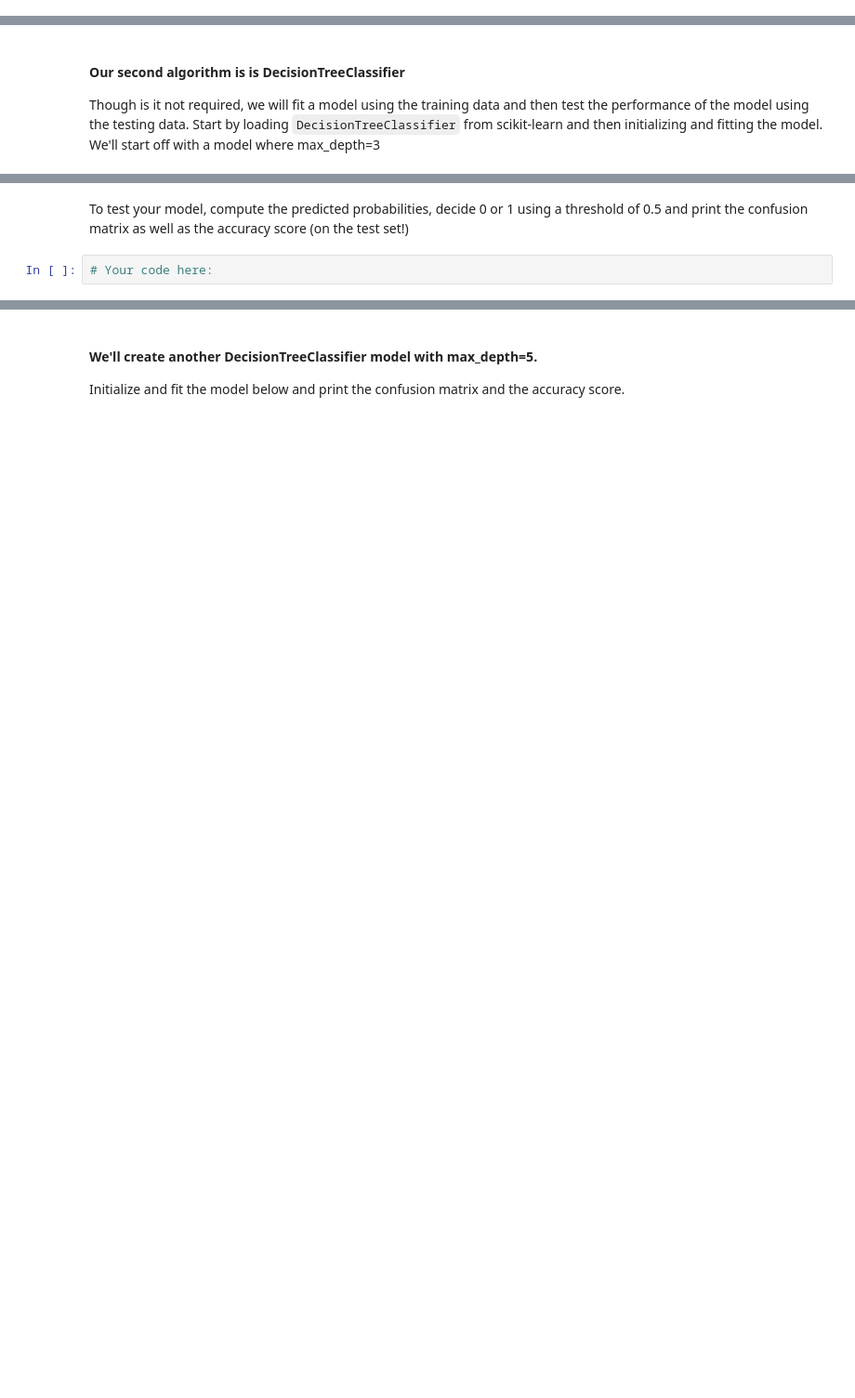
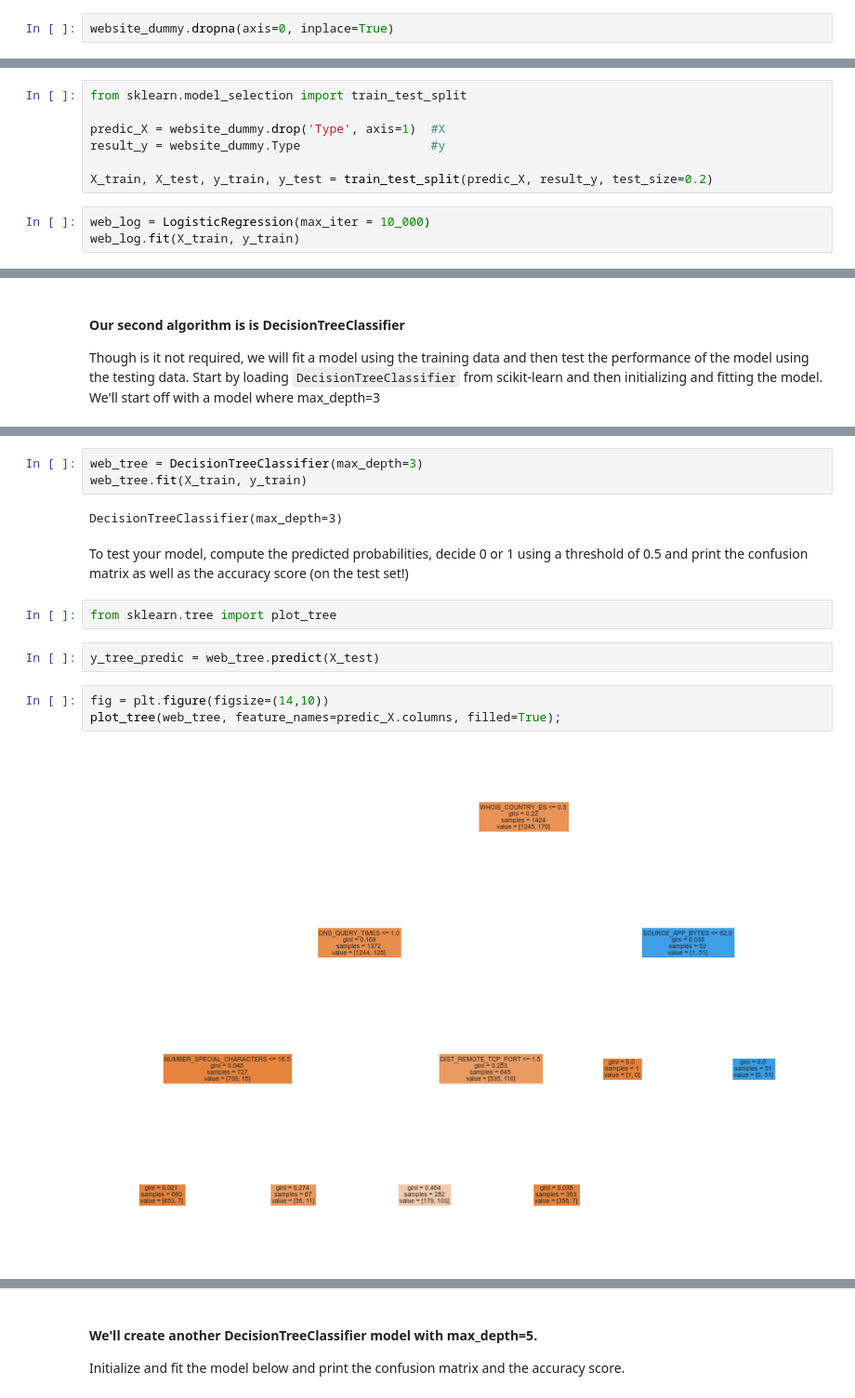
Before and after one commit to PaolaKarina/lab-supervised-learning, a Jupyter notebook: your-code/main.ipynb, the cells around one changed output, grey strips where cells are left out. Shown: that part at 93% size. Saved outputs shown, nothing was run; the diff lists cells and outputs as text; blank space fills up the shorter version.

```diff
--- a/your-code/main.ipynb
+++ b/your-code/main.ipynb
@@ -582,0 +639,2 @@ Next, fit the model to our training data. We have already separated our data int
+# %%
+website_dummy.dropna(axis=0, inplace=True)
@@ -582,0 +655,10 @@ Next, fit the model to our training data. We have already separated our data int
+# %%
+from sklearn.model_selection import train_test_split
+
+predic_X = website_dummy.drop('Type', axis=1)  #X
+result_y = website_dummy.Type                  #y
+
+X_train, X_test, y_train, y_test = train_test_split(predic_X, result_y, test_size=0.2)
+# %%
+web_log = LogisticRegression(max_iter = 10_000)
+web_log.fit(X_train, y_train)
@@ -597,4 +702,16 @@ Though is it not required, we will fit a model using the training data and then
+# %%
+web_tree = DecisionTreeClassifier(max_depth=3)
+web_tree.fit(X_train, y_train)
+# %% [output]
+DecisionTreeClassifier(max_depth=3)
 # %% [markdown]
 To test your model, compute the predicted probabilities, decide 0 or 1 using a threshold of 0.5 and print the confusion matrix as well as the accuracy score (on the test set!)
-# %%
-# Your code here:
+# %%
+from sklearn.tree import plot_tree
+# %%
+y_tree_predic = web_tree.predict(X_test)
+# %%
+fig = plt.figure(figsize=(14,10))
+plot_tree(web_tree, feature_names=predic_X.columns, filled=True);
+# %% [output]
+[figure, added]
```
Also changed, not shown: parts of 43 cells of this notebook.
